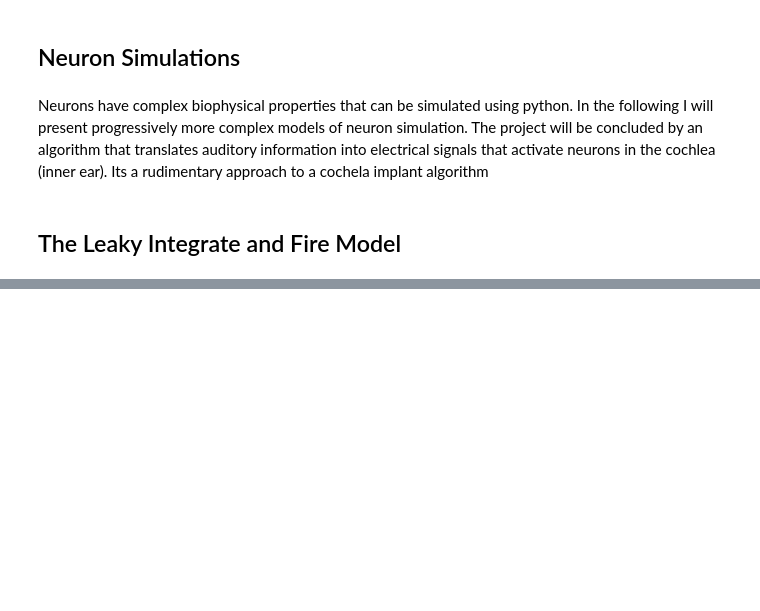
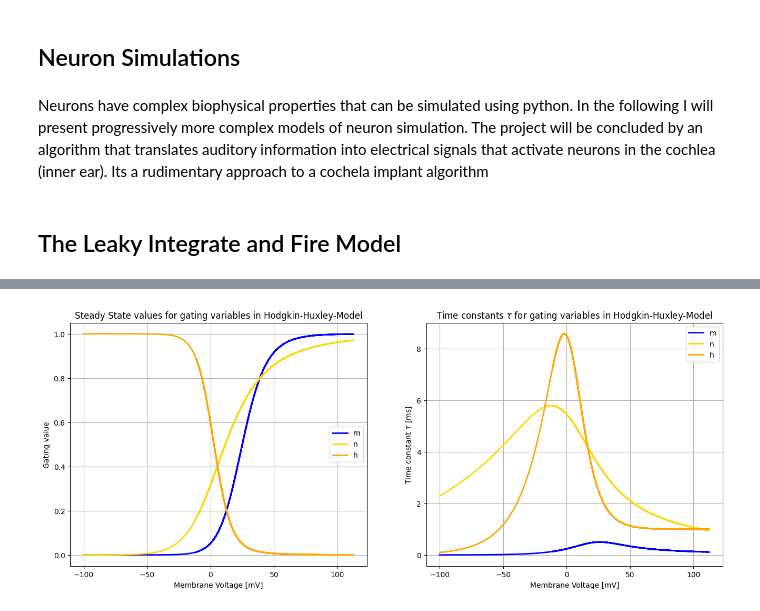
Before and after one commit to YKarsten/Neuron-Simulation, a Jupyter notebook: Neuron-Simulation.ipynb, the cells around one changed output, grey strips where cells are left out. Saved outputs shown, nothing was run; the diff lists cells and outputs as text; code cells hidden in the pictures; blank space fills up the shorter version.

Commit message:
Add plots for steady state and time constants in HH model

```diff
--- a/Neuron-Simulation.ipynb
+++ b/Neuron-Simulation.ipynb
@@ -76,0 +199,38 @@ interactive(children=(FloatSlider(value=3.0, continuous_update=False, descriptio
+# %%
+# Initial conditions
+Y0 = [-100, n_inf(), m_inf(), h_inf()]
+
+# Solve ODE system (ordinary differential equations)
+Vy = odeint(compute_derivatives, Y0, T)
+
+fig, ax = plt.subplots(1,2, figsize=(16, 6))
+Vm_values = Vy[:, 0]
+
+ax[0].plot(Vm_values, m_inf(Vm_values), color="blue", linewidth=2, label="m")
+ax[0].plot(Vm_values, n_inf(Vy[:, 0]), color="gold", linewidth=2, label="n")
+ax[0].plot(Vy[:, 0], h_inf(Vy[:, 0]), color="orange", linewidth=2, label="h")
+ax[0].set_xlabel("Membrane Voltage [mV]")
+ax[0].set_ylabel("Gating value")
+ax[0].set_title("Steady State values for gating variables in Hodgkin-Huxley-Model")
+ax[0].legend()
+ax[0].grid()
+
+
+m_time_const = (1/(alpha_m(Vm_values)+beta_m(Vm_values)))
+n_time_const = (1/(alpha_n(Vm_values)+beta_n(Vm_values)))
+h_time_const = (1/(alpha_h(Vm_values)+beta_h(Vm_values)))
+
+ax[1].plot(Vm_values, m_time_const, color="blue", linewidth=2, label="m")
+ax[1].plot(Vm_values, n_time_const, color="gold", linewidth=2, label="n")
+ax[1].plot(Vm_values, h_time_const, color="orange", linewidth=2, label="h")
+
+ax[1].set_xlabel("Membrane Voltage [mV]")
+ax[1].set_ylabel(r"Time constant $\tau$ [ms]")
+ax[1].set_title(r"Time constants $\tau$ for gating variables in Hodgkin-Huxley-Model")
+ax[1].legend()
+ax[1].grid()
+
+
+plt.show()
+# %% [output]
+[figure, added]
```
Also changed, not shown: parts of 3 cells of this notebook, 1 other file.
